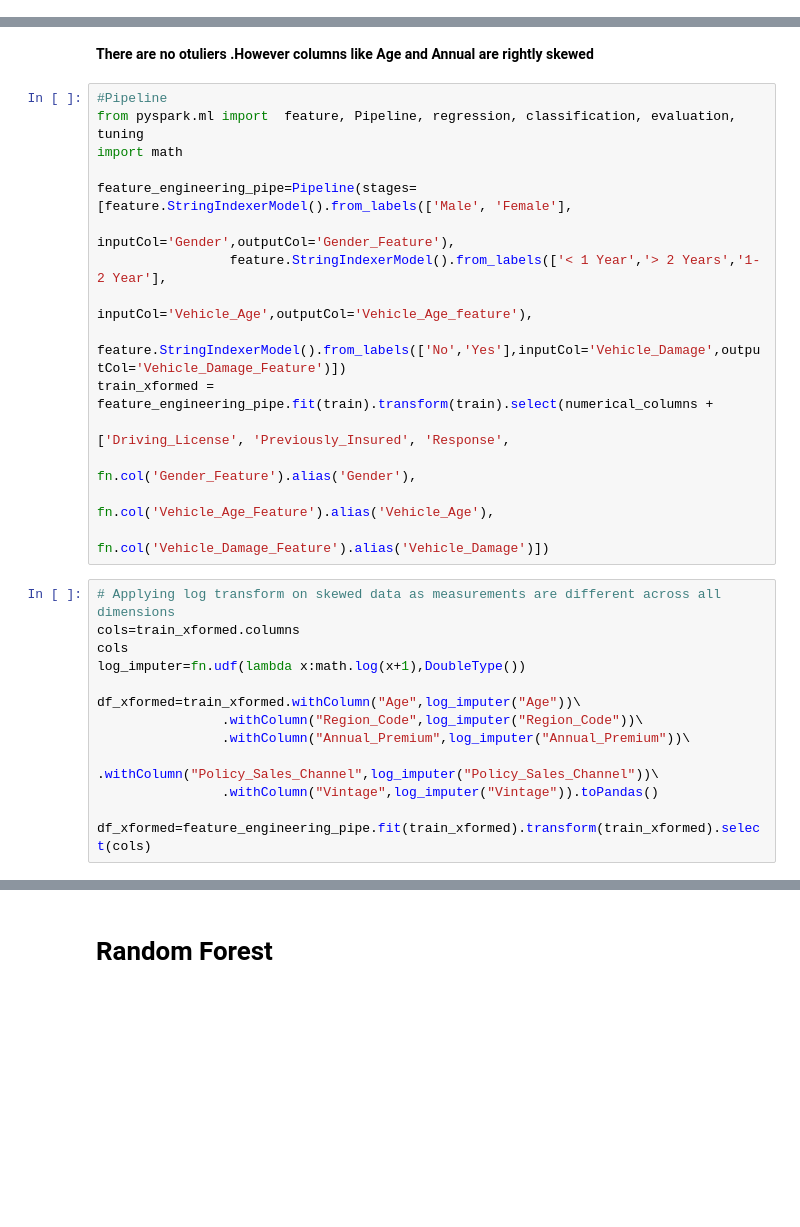
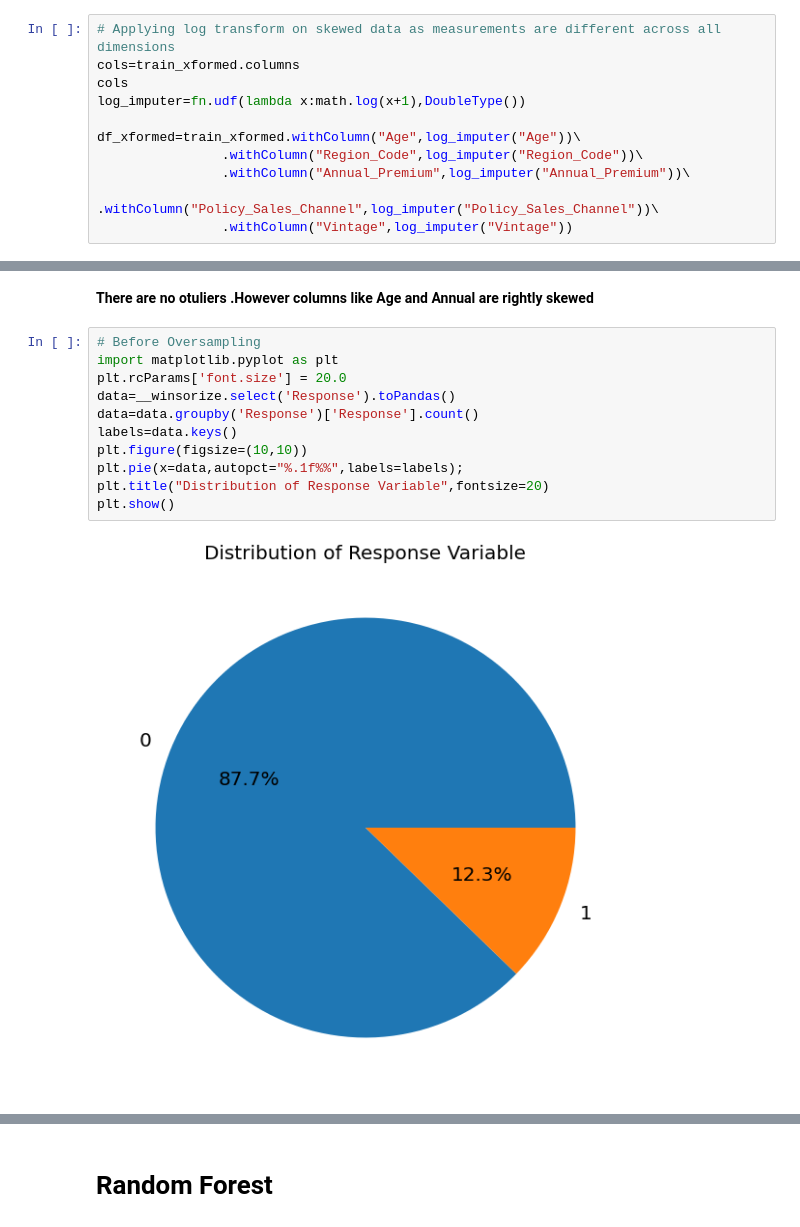
Before and after one commit to Sharvil-Turbadkar/Heath-Plan-Cross-Sell, a Jupyter notebook: EnsembleModels.ipynb, the cells around one changed output, grey strips where cells are left out. Saved outputs shown, nothing was run; the diff lists cells and outputs as text; blank space fills up the shorter version.

```diff
--- a/EnsembleModels.ipynb
+++ b/EnsembleModels.ipynb
@@ -112,0 +182,11 @@ display()
+# %%
+# Applying log transform on skewed data as measurements are different across all dimensions
+cols=train_xformed.columns
+cols
+log_imputer=fn.udf(lambda x:math.log(x+1),DoubleType())
+
+df_xformed=train_xformed.withColumn("Age",log_imputer("Age"))\
+                .withColumn("Region_Code",log_imputer("Region_Code"))\
+                .withColumn("Annual_Premium",log_imputer("Annual_Premium"))\
+                .withColumn("Policy_Sales_Channel",log_imputer("Policy_Sales_Channel"))\
+                .withColumn("Vintage",log_imputer("Vintage"))
@@ -136,30 +236,15 @@ for col_name in numerical_columns:
 # %% [markdown]
 **There are no otuliers .However columns like Age and Annual are rightly skewed**
-# %%
-#Pipeline
-from pyspark.ml import  feature, Pipeline, regression, classification, evaluation, tuning
-import math
-
-feature_engineering_pipe=Pipeline(stages=[feature.StringIndexerModel().from_labels(['Male', 'Female'],
-                                                          inputCol='Gender',outputCol='Gender_Feature'),
-                 feature.StringIndexerModel().from_labels(['< 1 Year','> 2 Years','1-2 Year'],
-                                                          inputCol='Vehicle_Age',outputCol='Vehicle_Age_feature'),
-                 feature.StringIndexerModel().from_labels(['No','Yes'],inputCol='Vehicle_Damage',outputCol='Vehicle_Damage_Feature')])
-train_xformed = feature_engineering_pipe.fit(train).transform(train).select(numerical_columns +
-                                                                            ['Driving_License', 'Previously_Insured', 'Response',
-                                                                             fn.col('Gender_Feature').alias('Gender'),
-                                                                             fn.col('Vehicle_Age_Feature').alias('Vehicle_Age'),
-                                                                             fn.col('Vehicle_Damage_Feature').alias('Vehicle_Damage')])
-# %%
-# Applying log transform on skewed data as measurements are different across all dimensions
-cols=train_xformed.columns
-cols
-log_imputer=fn.udf(lambda x:math.log(x+1),DoubleType())
-
-df_xformed=train_xformed.withColumn("Age",log_imputer("Age"))\
-                .withColumn("Region_Code",log_imputer("Region_Code"))\
-                .withColumn("Annual_Premium",log_imputer("Annual_Premium"))\
-                .withColumn("Policy_Sales_Channel",log_imputer("Policy_Sales_Channel"))\
-                .withColumn("Vintage",log_imputer("Vintage")).toPandas()
-
-df_xformed=feature_engineering_pipe.fit(train_xformed).transform(train_xformed).select(cols)
+# %%
+# Before Oversampling
+import matplotlib.pyplot as plt
+plt.rcParams['font.size'] = 20.0
+data=__winsorize.select('Response').toPandas()
+data=data.groupby('Response')['Response'].count()
+labels=data.keys()
+plt.figure(figsize=(10,10))
+plt.pie(x=data,autopct="%.1f%%",labels=labels);
+plt.title("Distribution of Response Variable",fontsize=20)
+plt.show()
+# %% [output]
+[figure, added]
```
Also changed, not shown: parts of 24 cells of this notebook.
